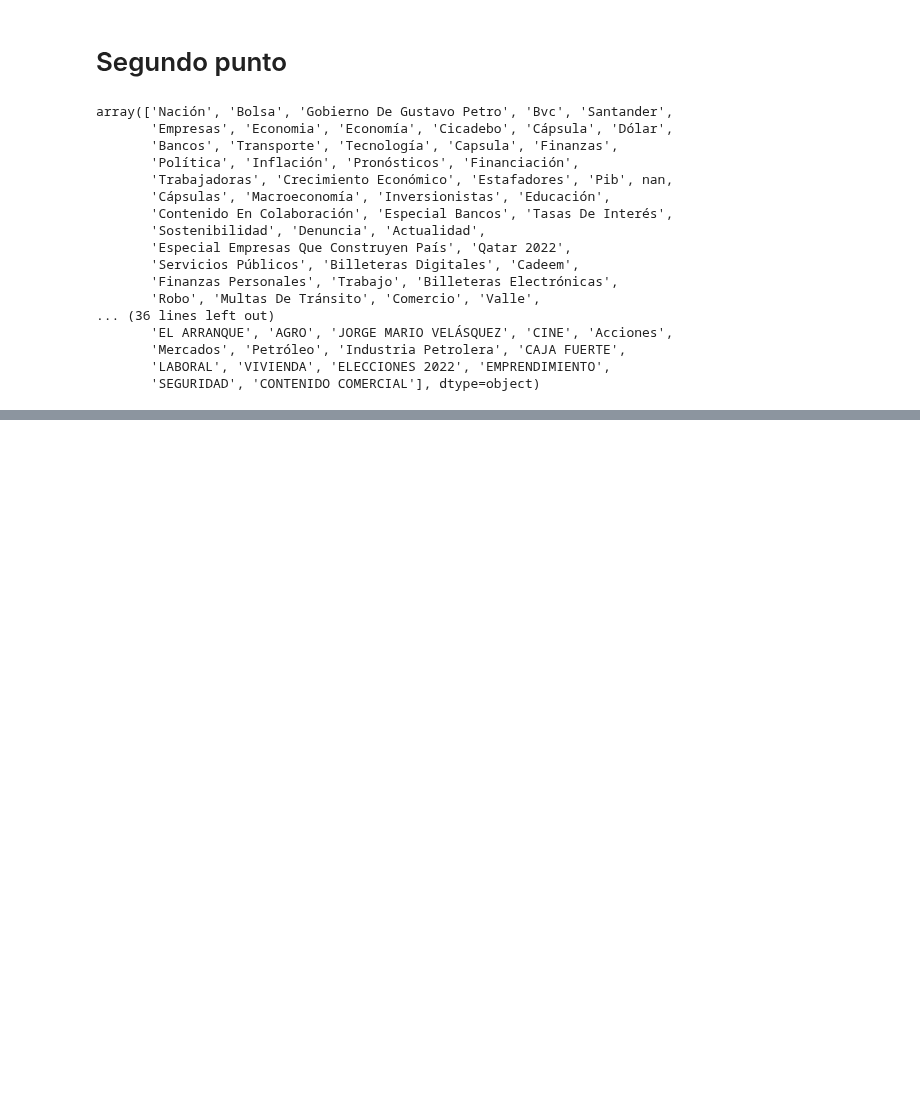
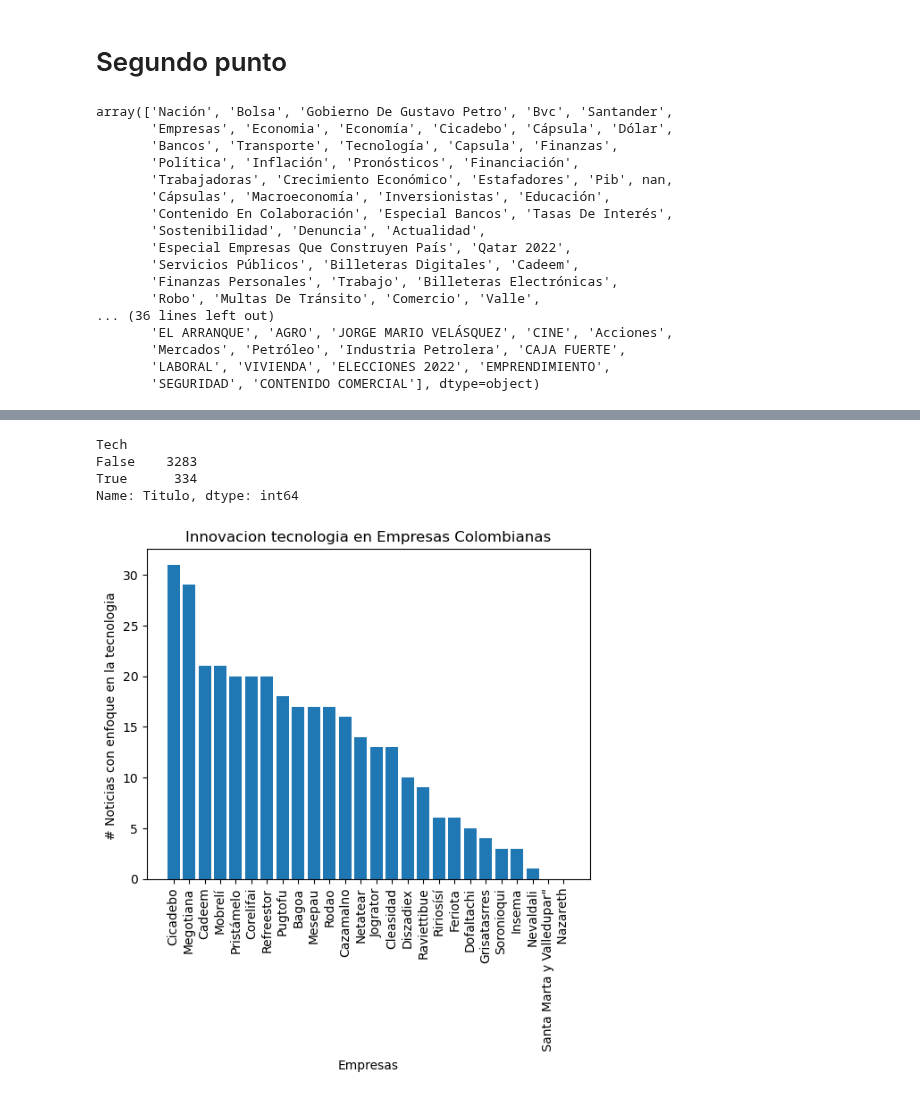
Before and after one commit to 0Ellias0/accenture_study_case, a Jupyter notebook: solution.ipynb, the cells around one changed output, grey strips where cells are left out. Cells and saved outputs as stored; diff of their text form; code cells hidden in the pictures; blank space fills up the shorter version.

```diff
--- a/solution.ipynb
+++ b/solution.ipynb
@@ -99,0 +116,6 @@ df['Tema'].value_counts(['CINE Y TV','Mercados'])
+# %%
+# Create a new column that contains the word "tech" if it is found in at least one of the four columns
+df['Tech'] = df[['Resumen', 'Titulo', 'Contenido', 'Tags']].apply(lambda x: x.str.contains('tecnología').any(), axis=1)
+# %%
+df_tech = df.groupby('Empresa')['Tech'].sum().sort_values(ascending=False)
+df_tech
@@ -99,0 +145,18 @@ df['Tema'].value_counts(['CINE Y TV','Mercados'])
+# %%
+df.groupby('Tech')['Titulo'].count()
+# %% [output]
+Tech
+False    3283
+True      334
+Name: Titulo, dtype: int64
+# %%
+# numero de noticias realacionadas con tecnologia por cada empresa - grafico de barras
+
+plt.bar(df_tech.index, df_tech.values)
+plt.xlabel('Empresas')
+plt.ylabel('# Noticias con enfoque en la tecnologia ')
+plt.title('Innovacion tecnologia en Empresas Colombianas')
+plt.xticks(rotation=90)
+plt.show()
+# %% [output]
+[figure, added]
```
Also changed, not shown: parts of 19 cells of this notebook.
